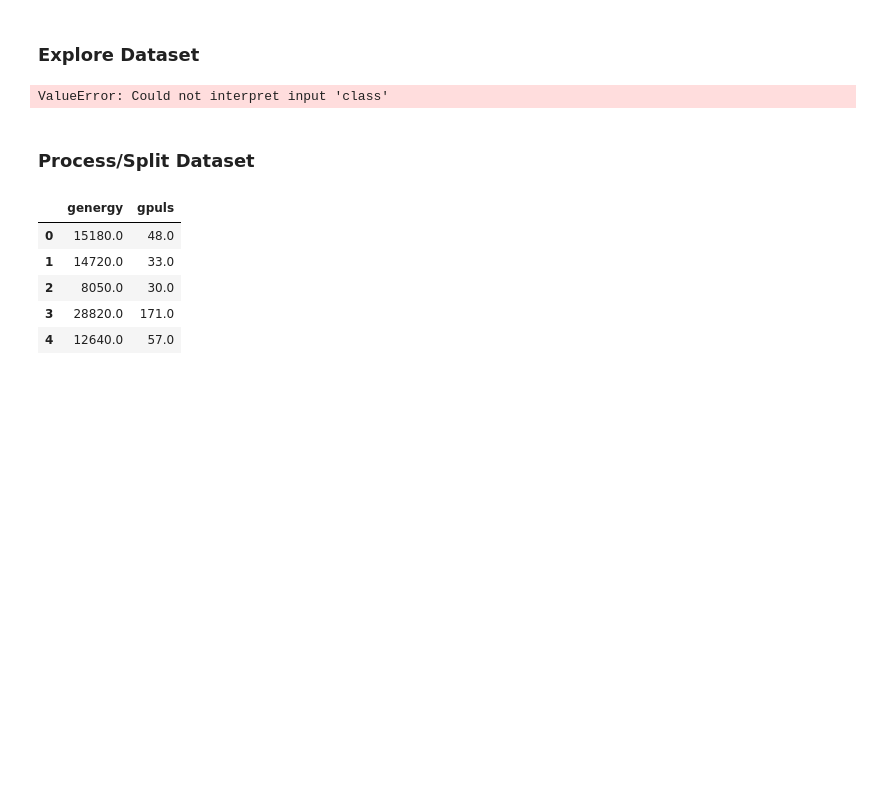
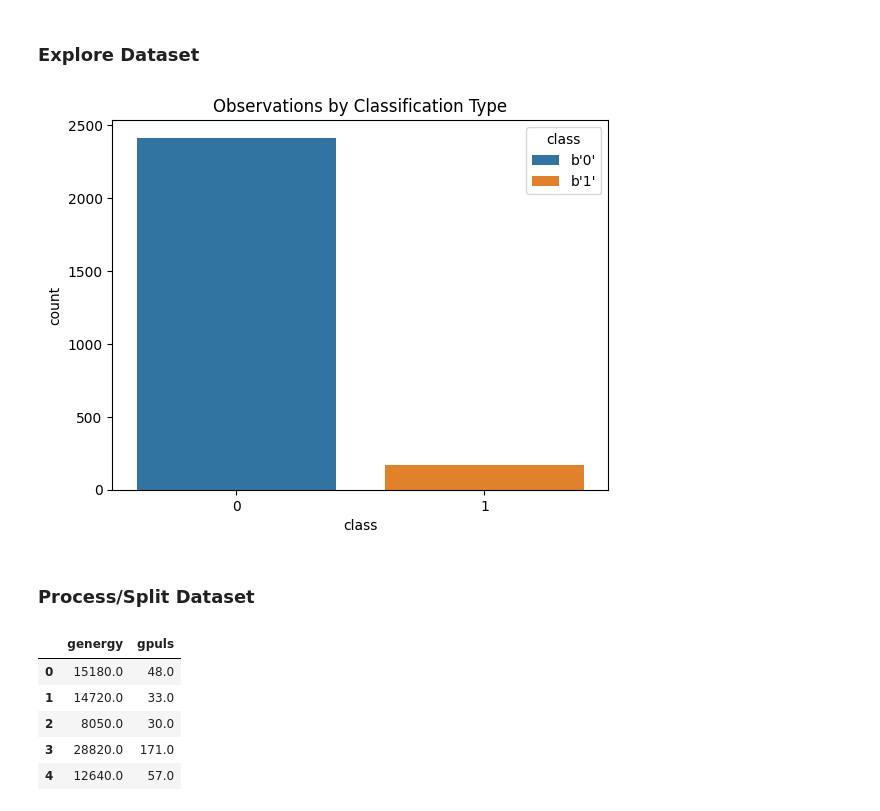
Before and after one commit to canoepus/think, a Jupyter notebook: upsampling.ipynb, the cells around one changed output. Drawn from its saved outputs; the diff is of its cells as text; code cells hidden in the pictures; blank space fills up the shorter version.

```diff
--- a/upsampling.ipynb
+++ b/upsampling.ipynb
@@ -103,16 +65,16 @@ data.sample(5)
 # %%
 # TODO: add documentation links
 
 # Create a bar chart to plot counts of each class
-ax = sns.countplot(x = data['class'], hue='class')
+ax = sns.countplot(x = data['class'], hue=data['class'])
 
 # Add plot title
 plt.title("Observations by Classification Type")
 
 # show plot
 plt.show()
 # %% [output]
-ValueError: Could not interpret input 'class'
+[figure, added]
 # %% [markdown]
 ### Process/Split Dataset
 # %%
```
Also changed, not shown: parts of 17 cells of this notebook.
